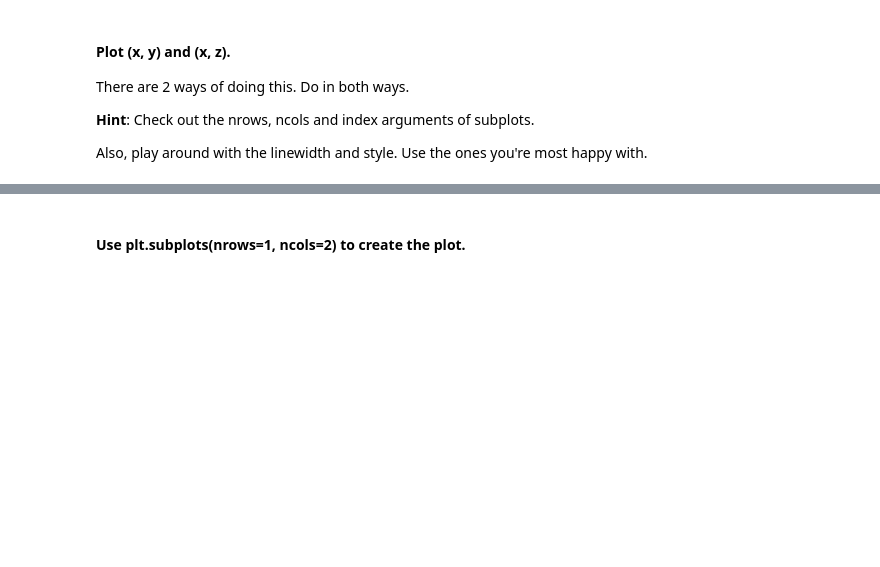
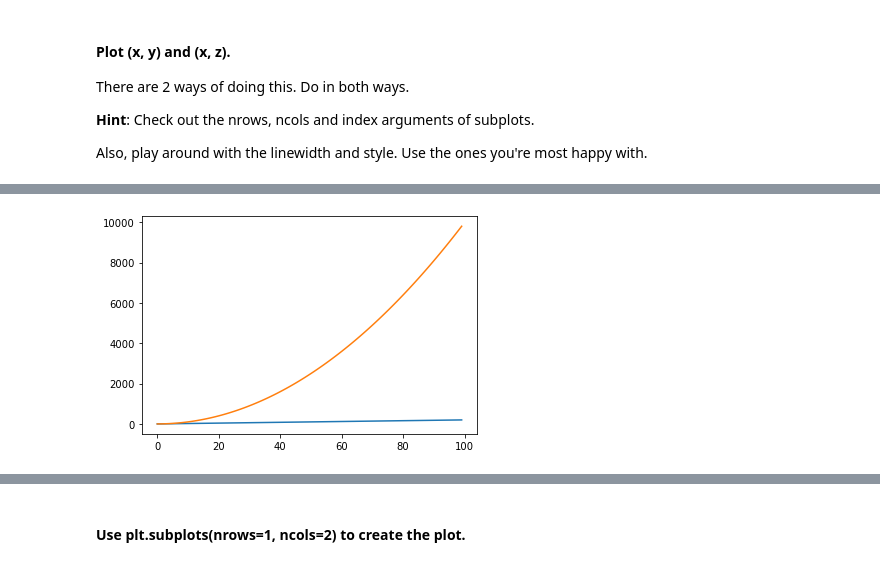
Before and after one commit to napoleonthevitzla/dataptmad1121_labs, a Jupyter notebook: module-2/matplotlib-seaborn/your-code/main.ipynb, the cells around one changed output, grey strips where cells are left out. Drawn from its saved outputs; the diff is of its cells as text; code cells hidden in the pictures; blank space fills up the shorter version.

```diff
--- a/module-2/matplotlib-seaborn/your-code/main.ipynb
+++ b/module-2/matplotlib-seaborn/your-code/main.ipynb
@@ -51,0 +32,8 @@ fig, ax = plt.subplots(ncols=1, nrows=1, figsize=(13,8))
+# %%
+# Method 1 Plot A (x,y)
+# Method 1
+
+plot_a = plt.plot(x, y)
+plot_b = plt.plot(x, z)
+# %% [output]
+[figure, added]
```
Also changed, not shown: parts of 6 cells of this notebook.
